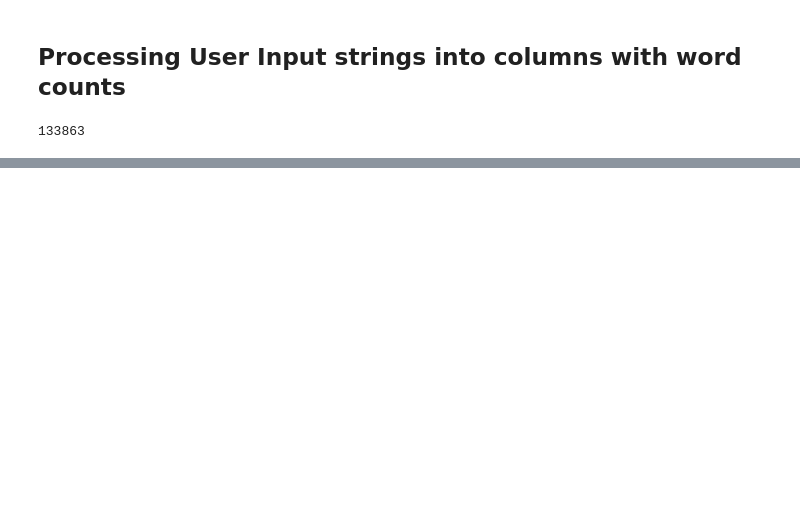
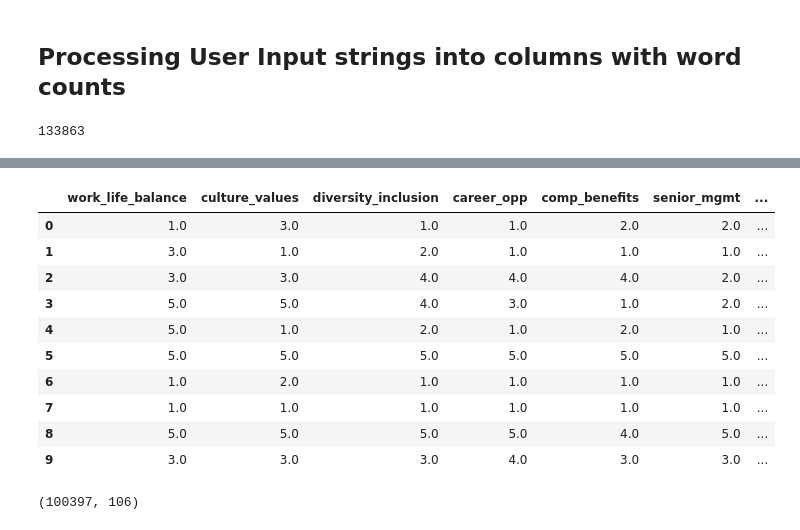
Before and after one commit to mlister3/job_satisfaction_neural_network, a Jupyter notebook: neural_network_predicting_job_happiness.ipynb, the cells around one changed output, grey strips where cells are left out. Cells and saved outputs as stored; diff of their text form; code cells hidden in the pictures; blank space fills up the shorter version.

Commit message:
user words preprocessing success

```diff
--- a/neural_network_predicting_job_happiness.ipynb
+++ b/neural_network_predicting_job_happiness.ipynb
@@ -301,0 +213,7 @@ Half Hot Ended Mask NaN - Mean points delta actual value:  0.4334150599593593
+# %%
+working_mask_df = nn_working_df.copy()
+columns_to_convert = ['overall_rating', 'work_life_balance', 'culture_values',
+                      'diversity_inclusion', 'career_opp', 'comp_benefits',
+                      'senior_mgmt']
+
+working_mask_df[columns_to_convert] = working_mask_df[columns_to_convert].astype(float)
@@ -350,15 +360,17 @@ def column_processor(rating, attribute, n):
 # Takes requested rating and attribute, finds the column, and calls to the function that tokenizes text, calls to the function that counts words. Returns series.
 # %%
 parsed_df = pd.DataFrame()
-
+start_time = time.time()
 return_top_counter = 750
 
 for i in range(1, 6):
     for attribute in working_user_input_df.drop(['overall_rating'], axis=1):
         index_series_to_df = pd.DataFrame(column_processor(i, attribute, return_top_counter), columns=[str(attribute) + '_' + str(i) + '_words', str(attribute) + '_' + str(i) + '_count'])
         index_series_to_df = index_series_to_df.rename_axis('word_index')
-
         if parsed_df.empty:
             parsed_df = index_series_to_df
         else:
             parsed_df = pd.merge(parsed_df, index_series_to_df, on='word_index')
+    current_time = time.time()
+    execution_time = current_time - start_time
+    print_loading_bar(i, 5, execution_time)
@@ -421,24 +431,22 @@ parsed_words_df.shape
 # %%
+start_time = time.time()
 word_counter_df = pd.DataFrame() # Full DF to be merged
 
 for index, row in nn_op_working_df.iterrows():
     index_df = pd.DataFrame() # Individual row
-    if index % 1000 == 0:
-        percent_total = (index)/len(nn_op_working_df)*100
-
-        print(f"\rProcessing {index} of {len(nn_op_working_df)} COMPLETE {percent_total:.2f}%", end="")
-
-        print(f"\br********************")
+    if index % 1000 == 0 or index == len(nn_op_working_df):
+        current_time = time.time()
+        execution_time = current_time - start_time
+        print_loading_bar(index, len(nn_op_working_df),execution_time)
     for column in ['headline', 'pros', 'cons']:
         attribute_index_df = pd.DataFrame() # column in Individual row
         working_index = text_tokenizer(str(row[column]))
         for i in range(1, 6):
             attribute_rating_counter = 0 # Value to be acdded
-            checking_index = parsed_words_optimized_df[parsed_words_optimized_df[str(column) + '_' + str(i) + '_words'] != ''][str(column) + '_' + str(i) + '_words'].tolist()
+            checking_index = parsed_words_df[parsed_words_df[str(column) + '_' + str(i) + '_words'] != ''][str(column) + '_' + str(i) + '_words'].tolist()
             for word in working_index:
                 if word in checking_index: # count instances of matching words
                     attribute_rating_counter = attribute_rating_counter + 1
-            #print("index #", index, "___comparing ", len(working_index), " words against ", len(checking_df), " in ", str(column) + '_' + str(i) + '_words', attribute_rating_counter, " matches")
             attribute_index_df[str(column) + '_' + str(i) + '_counter'] = [attribute_rating_counter] # creates a new column for each attribute and rating counter
         if index_df.empty:
             index_df = attribute_index_df
@@ -452,0 +473,8 @@ KeyboardInterrupt: ignored
+# %%
+joint_df = working_half_hotend_df.copy()
+print(joint_df.shape)
+joint_df.reset_index(drop=True, inplace=True)
+joint_df = pd.merge(joint_df, word_counter_df, left_index=True, right_index=True)
+print(joint_df.shape)
+joint_df.to_csv('joint_df.csv', index=False)
+joint_df.head(3)
@@ -452,0 +488,38 @@ KeyboardInterrupt: ignored
+# %%
+# bypass
+# Do not do anything before this if joint_df is loaded
+
+X = pd.get_dummies(joint_df.drop('overall_rating', axis = 1))#.drop(['recommend_o', 'ceo_approv_o', 'outlook_o'], axis = 1)
+y = pd.get_dummies(joint_df['overall_rating'].astype(int))
+
+pd.set_option('display.max_columns', None)  # Show all columns
+X.head(10)
+# %% [output]
+|  | work_life_balance | culture_values | diversity_inclusion | career_opp | comp_benefits | senior_mgmt | ... |
+| 0 | 1.0 | 3.0 | 1.0 | 1.0 | 2.0 | 2.0 | ... |
+| 1 | 3.0 | 1.0 | 2.0 | 1.0 | 1.0 | 1.0 | ... |
+| 2 | 3.0 | 3.0 | 4.0 | 4.0 | 4.0 | 2.0 | ... |
+| 3 | 5.0 | 5.0 | 4.0 | 3.0 | 1.0 | 2.0 | ... |
+| 4 | 5.0 | 1.0 | 2.0 | 1.0 | 2.0 | 1.0 | ... |
+| 5 | 5.0 | 5.0 | 5.0 | 5.0 | 5.0 | 5.0 | ... |
+| 6 | 1.0 | 2.0 | 1.0 | 1.0 | 1.0 | 1.0 | ... |
+| 7 | 1.0 | 1.0 | 1.0 | 1.0 | 1.0 | 1.0 | ... |
+| 8 | 5.0 | 5.0 | 5.0 | 5.0 | 4.0 | 5.0 | ... |
+| 9 | 3.0 | 3.0 | 3.0 | 4.0 | 3.0 | 3.0 | ... |
+# %%
+# Split the preprocessed data into a training and testing dataset
+X_train, X_test, y_train, y_test = train_test_split(X, y, test_size=0.25, random_state=1)
+
+# Create a StandardScaler instances
+scaler = StandardScaler()
+
+# Fit the StandardScaler
+X_scaler = scaler.fit(X_train)
+
+# Scale the data
+X_train_scaled = X_scaler.transform(X_train)
+X_test_scaled = X_scaler.transform(X_test)
+
+X_train_scaled.shape
+# %% [output]
+(100397, 106)
```
Also changed, not shown: parts of 31 cells of this notebook.
